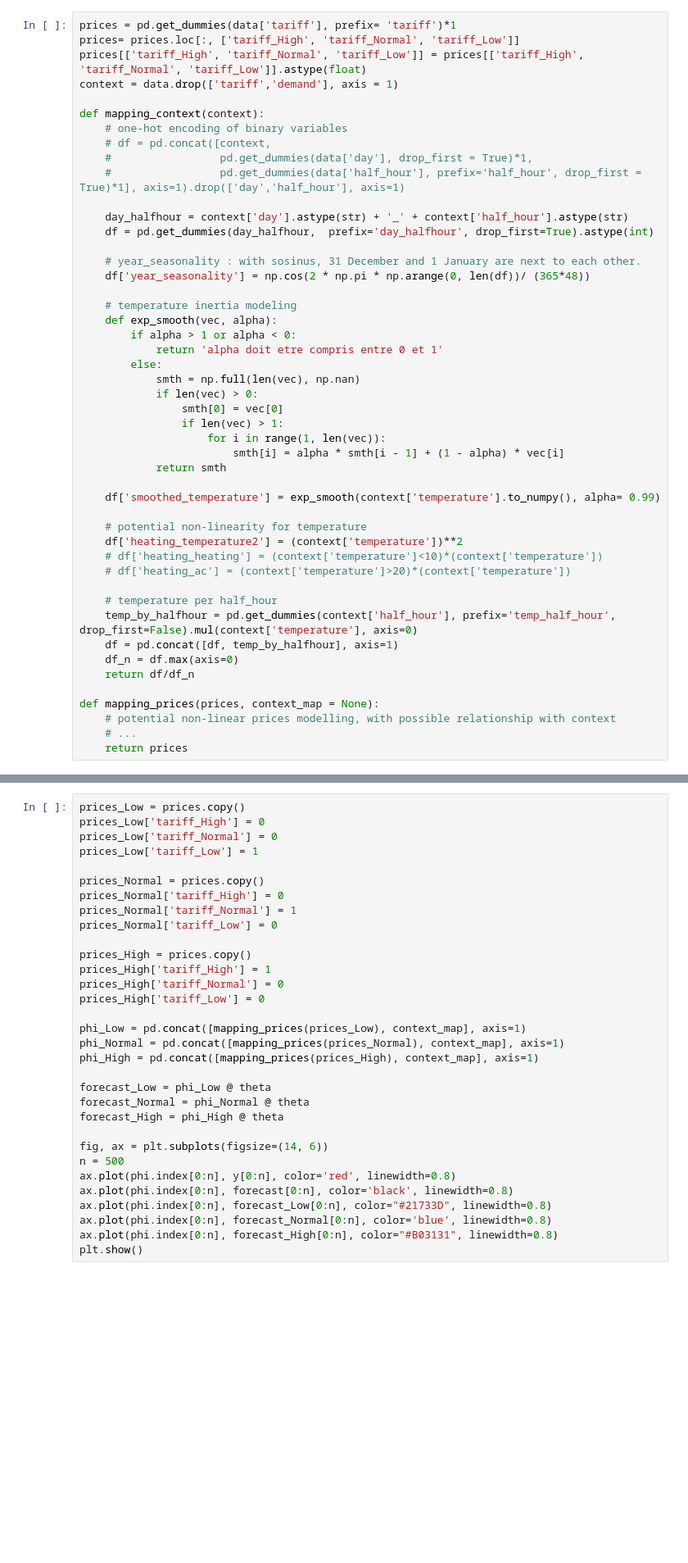
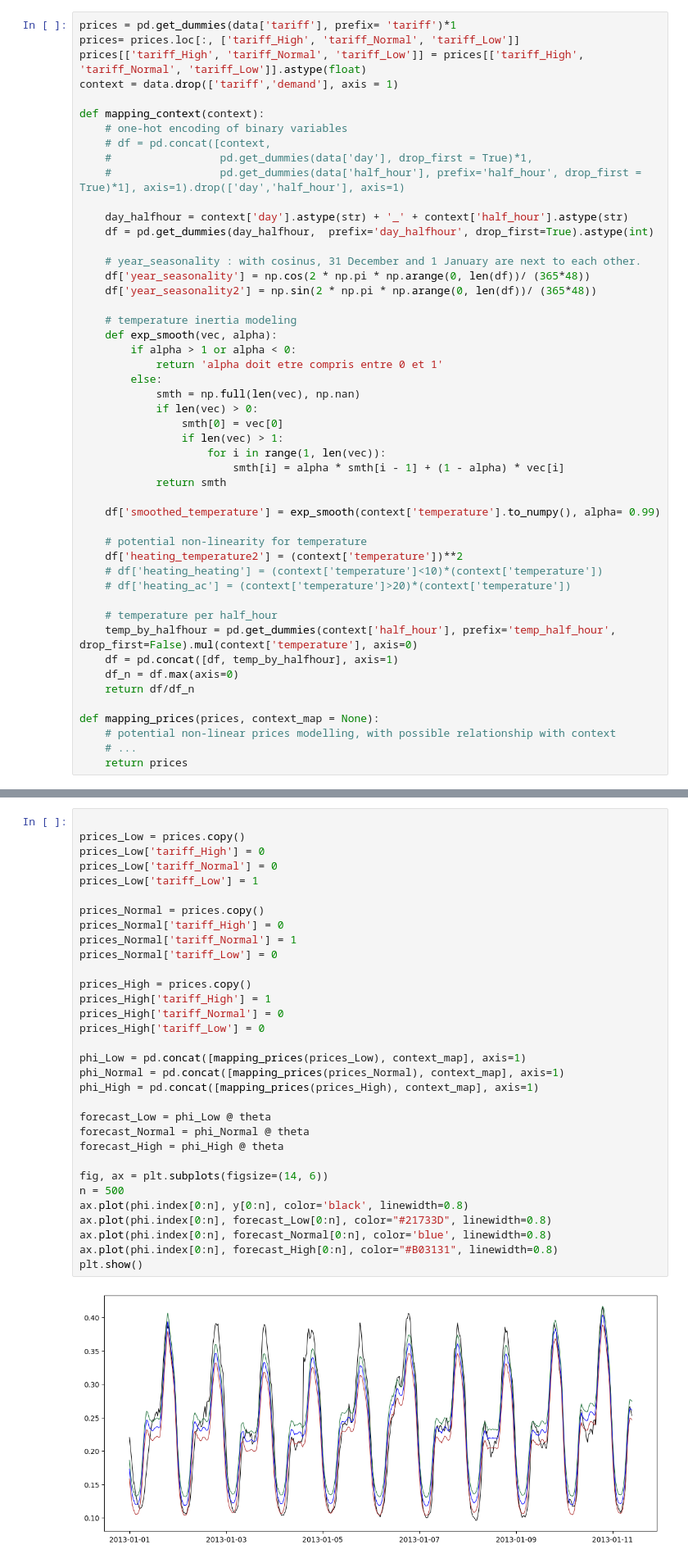
Before and after one commit to MargauxBregere/bandits_for_electricity_systems, a Jupyter notebook: part3_demand_response_with_target_tracking_bandits.ipynb, the cells around one changed output, grey strips where cells are left out. Shown at 82% size. Drawn from its saved outputs; the diff is of its cells as text; blank space fills up the shorter version.

```diff
--- a/part3_demand_response_with_target_tracking_bandits.ipynb
+++ b/part3_demand_response_with_target_tracking_bandits.ipynb
@@ -40,8 +72,9 @@ def mapping_context(context):
     day_halfhour = context['day'].astype(str) + '_' + context['half_hour'].astype(str)
     df = pd.get_dummies(day_halfhour,  prefix='day_halfhour', drop_first=True).astype(int)
 
-    # year_seasonality : with sosinus, 31 December and 1 January are next to each other.
+    # year_seasonality : with cosinus, 31 December and 1 January are next to each other.
     df['year_seasonality'] = np.cos(2 * np.pi * np.arange(0, len(df))/ (365*48))
+    df['year_seasonality2'] = np.sin(2 * np.pi * np.arange(0, len(df))/ (365*48))
 
     # temperature inertia modeling
     def exp_smooth(vec, alpha):
@@ -94,34 +138,36 @@ print('RMSE: ', round(rmse(y*1000, forecast*1000),0), '(hWh/half-hour)\n')
 # %%
+
 prices_Low = prices.copy()
 prices_Low['tariff_High'] = 0
 prices_Low['tariff_Normal'] = 0
 prices_Low['tariff_Low'] = 1
 
 prices_Normal = prices.copy()
 prices_Normal['tariff_High'] = 0
 prices_Normal['tariff_Normal'] = 1
 prices_Normal['tariff_Low'] = 0
 
 prices_High = prices.copy()
 prices_High['tariff_High'] = 1
 prices_High['tariff_Normal'] = 0
 prices_High['tariff_Low'] = 0
 
 phi_Low = pd.concat([mapping_prices(prices_Low), context_map], axis=1)
 phi_Normal = pd.concat([mapping_prices(prices_Normal), context_map], axis=1)
 phi_High = pd.concat([mapping_prices(prices_High), context_map], axis=1)
 
 forecast_Low = phi_Low @ theta
 forecast_Normal = phi_Normal @ theta
 forecast_High = phi_High @ theta
 
 fig, ax = plt.subplots(figsize=(14, 6))
 n = 500
-ax.plot(phi.index[0:n], y[0:n], color='red', linewidth=0.8)
-ax.plot(phi.index[0:n], forecast[0:n], color='black', linewidth=0.8)
+ax.plot(phi.index[0:n], y[0:n], color='black', linewidth=0.8)
 ax.plot(phi.index[0:n], forecast_Low[0:n], color="#21733D", linewidth=0.8)
 ax.plot(phi.index[0:n], forecast_Normal[0:n], color='blue', linewidth=0.8)
 ax.plot(phi.index[0:n], forecast_High[0:n], color="#B03131", linewidth=0.8)
 plt.show()
+# %% [output]
+[figure, added]
 # %% [markdown]
 ### II. Electrical Demand Data Generation
```
Also changed, not shown: parts of 29 cells of this notebook, 3 other files.
